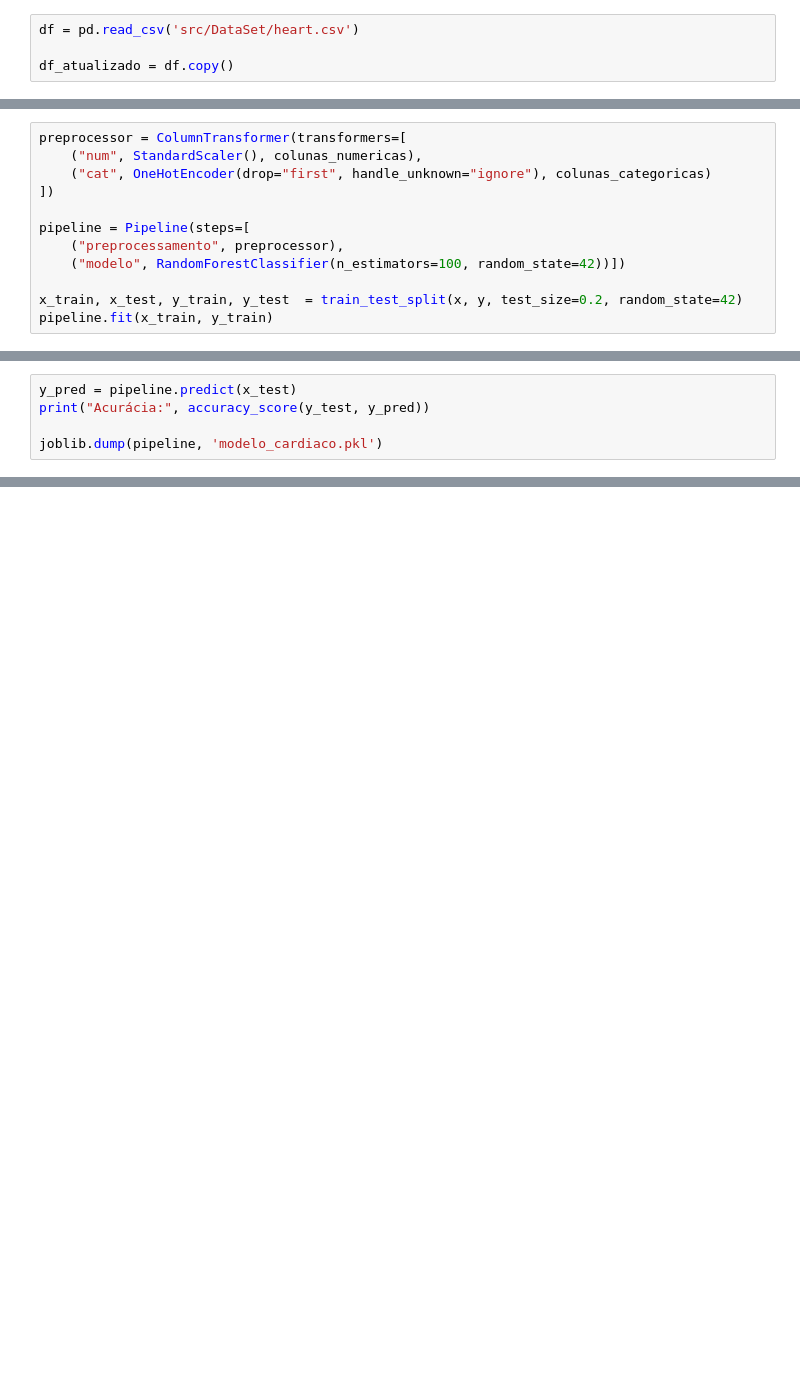
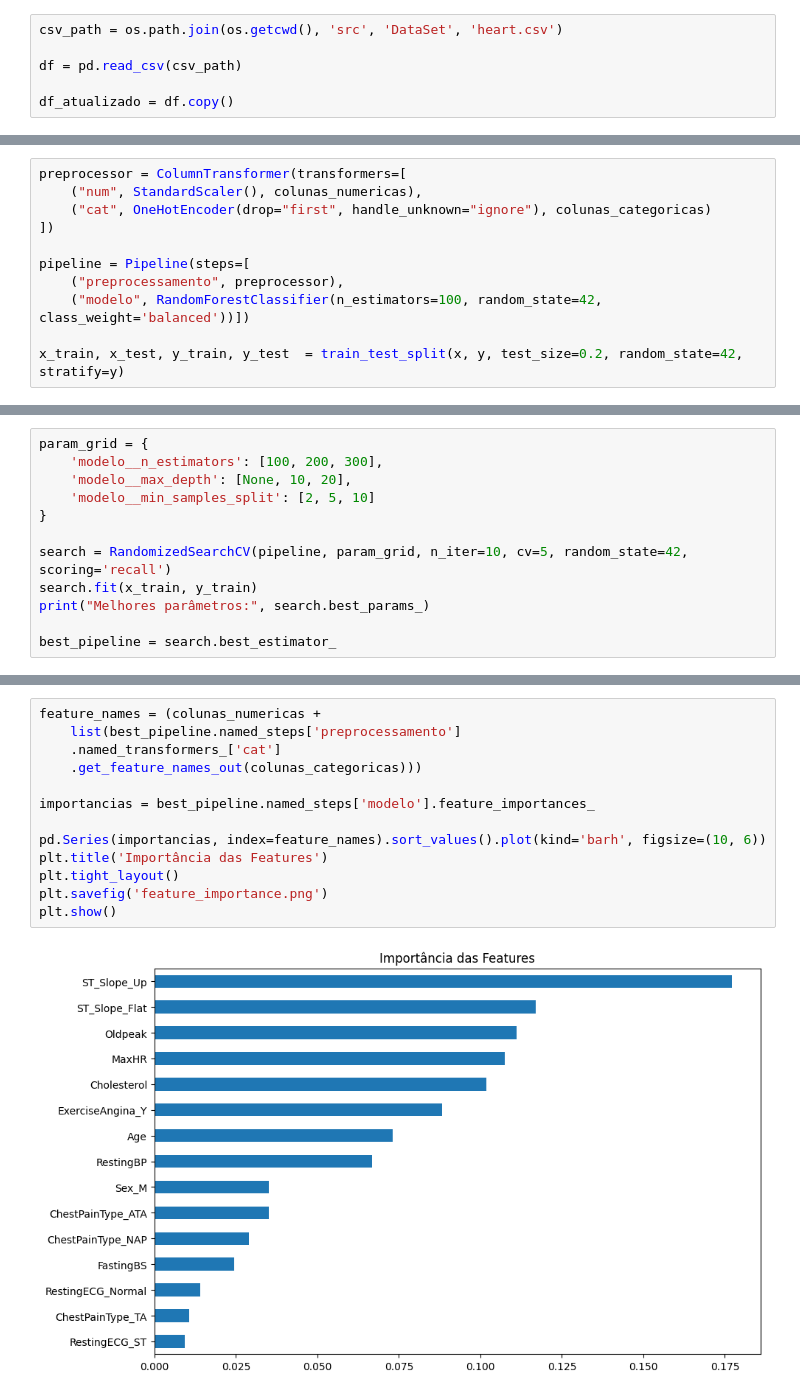
Before and after one commit to treino258/Predict-Health-Risk-IA, a Jupyter notebook: model.ipynb, the cells around one changed output, grey strips where cells are left out. Drawn from its saved outputs; the diff is of its cells as text; blank space fills up the shorter version.

```diff
--- a/model.ipynb
+++ b/model.ipynb
@@ -11,4 +12,6 @@ import joblib
 # %%
-df = pd.read_csv('src/DataSet/heart.csv')
+csv_path = os.path.join(os.getcwd(), 'src', 'DataSet', 'heart.csv')
+
+df = pd.read_csv(csv_path)
 
 df_atualizado = df.copy()
@@ -34,7 +38,6 @@ preprocessor = ColumnTransformer(transformers=[
 
 pipeline = Pipeline(steps=[
     ("preprocessamento", preprocessor),
-    ("modelo", RandomForestClassifier(n_estimators=100, random_state=42))])
+    ("modelo", RandomForestClassifier(n_estimators=100, random_state=42, class_weight='balanced'))])
 
-x_train, x_test, y_train, y_test  = train_test_split(x, y, test_size=0.2, random_state=42)
-pipeline.fit(x_train, y_train)
+x_train, x_test, y_train, y_test  = train_test_split(x, y, test_size=0.2, random_state=42, stratify=y)
@@ -55,6 +44,13 @@ Pipeline(steps=[('preprocessamento',
 # %%
-y_pred = pipeline.predict(x_test)
-print("Acurácia:", accuracy_score(y_test, y_pred))
+param_grid = {
+    'modelo__n_estimators': [100, 200, 300],
+    'modelo__max_depth': [None, 10, 20],
+    'modelo__min_samples_split': [2, 5, 10]
+}
 
-joblib.dump(pipeline, 'modelo_cardiaco.pkl')
+search = RandomizedSearchCV(pipeline, param_grid, n_iter=10, cv=5, random_state=42, scoring='recall')
+search.fit(x_train, y_train)
+print("Melhores parâmetros:", search.best_params_)
+
+best_pipeline = search.best_estimator_
 # %% [output]
@@ -72,0 +88,15 @@ Media de acuracia (cross_validation): 0.8158232359230221
+# %%
+feature_names = (colunas_numericas +
+    list(best_pipeline.named_steps['preprocessamento']
+    .named_transformers_['cat']
+    .get_feature_names_out(colunas_categoricas)))
+
+importancias = best_pipeline.named_steps['modelo'].feature_importances_
+
+pd.Series(importancias, index=feature_names).sort_values().plot(kind='barh', figsize=(10, 6))
+plt.title('Importância das Features')
+plt.tight_layout()
+plt.savefig('feature_importance.png')
+plt.show()
+# %% [output]
+[figure, added]
```
Also changed, not shown: parts of 8 cells of this notebook, 14 other files.
